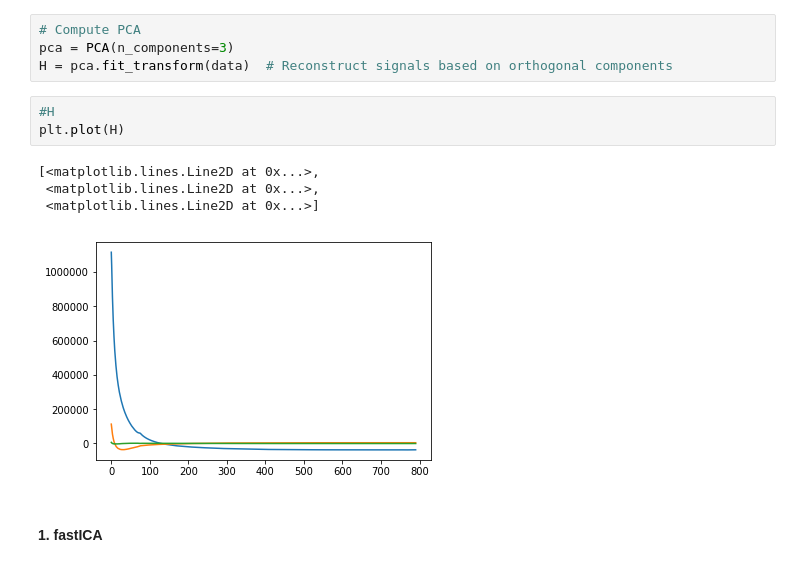
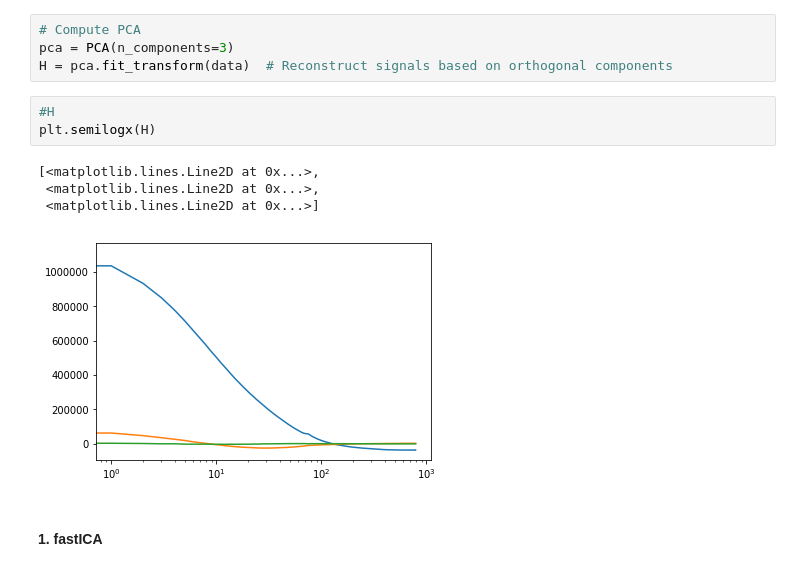
Before and after one commit to fredericpoitevin/trSAXS, a Jupyter notebook: Analysis of S-layers crystallization kinetics monitored with tr-SAXS.ipynb, the cells around one changed output. Cells and saved outputs as stored; diff of their text form.

```diff
--- a/Analysis of S-layers crystallization kinetics monitored with tr-SAXS.ipynb
+++ b/Analysis of S-layers crystallization kinetics monitored with tr-SAXS.ipynb
@@ -47,12 +47,12 @@ pca = PCA(n_components=3)
 H = pca.fit_transform(data)  # Reconstruct signals based on orthogonal components
 # %%
 #H
-plt.plot(H)
+plt.semilogx(H)
 # %% [output]
 [<matplotlib.lines.Line2D at 0x...>,
  <matplotlib.lines.Line2D at 0x...>,
  <matplotlib.lines.Line2D at 0x...>]
-[figure, old version]
+[figure, new version]
 # %% [markdown]
 #### 1. fastICA
 # %%
```
Also changed, not shown: parts of 6 cells of this notebook, 11 other files.
